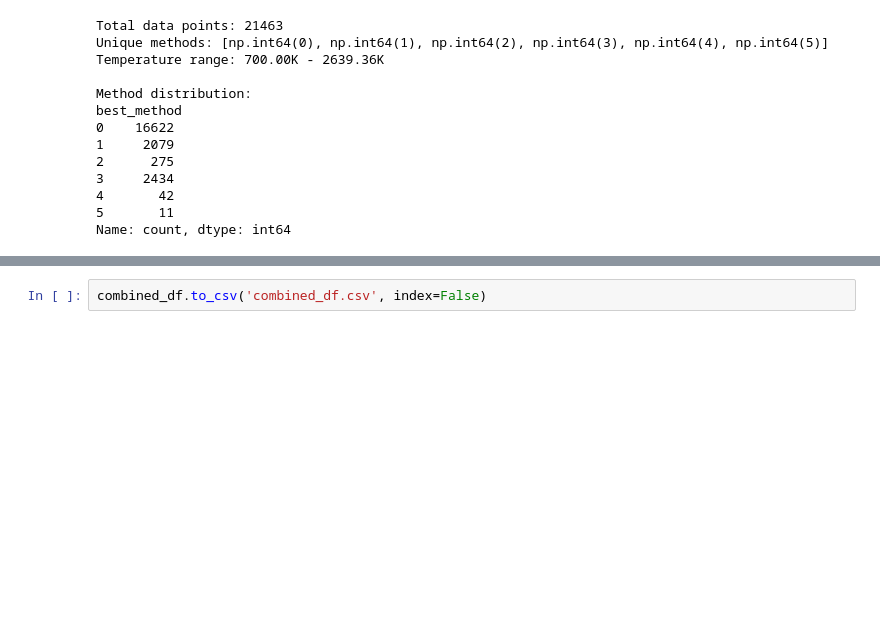
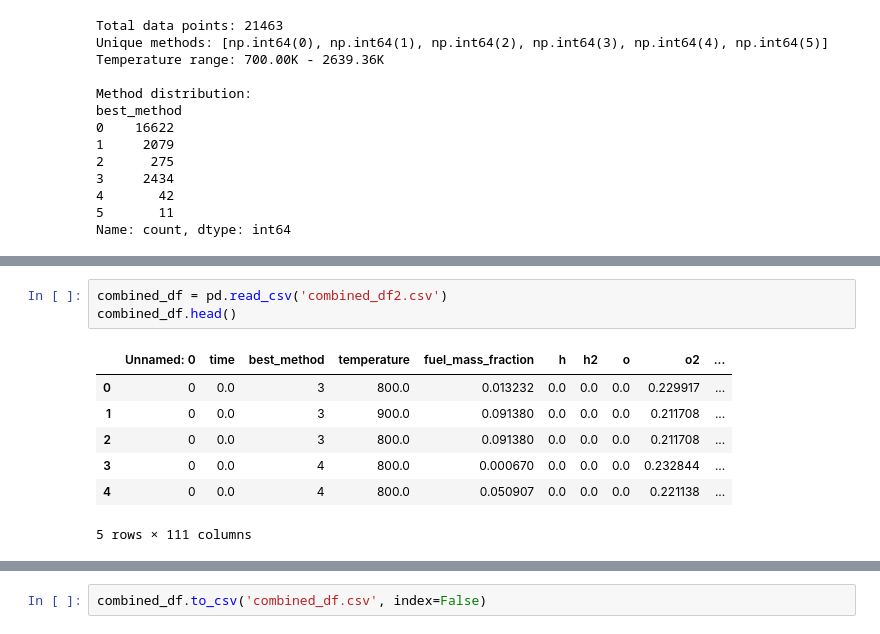
Before and after one commit to DMO-LAB/pysundial, a Jupyter notebook: experiments/data_collection.ipynb, the cells around one changed output, grey strips where cells are left out. Cells and saved outputs as stored; diff of their text form; blank space fills up the shorter version.

```diff
--- a/experiments/data_collection.ipynb
+++ b/experiments/data_collection.ipynb
@@ -256,0 +257,11 @@ combined_df = pd.concat([filtered_combined_df2, filtered_combined_df], ignore_in
+# %%
+combined_df = pd.read_csv('combined_df2.csv')
+combined_df.head()
+# %% [output]
+|  | Unnamed: 0 | time | best_method | temperature | fuel_mass_fraction | h | h2 | o | o2 | ... |
+| 0 | 0 | 0.0 | 3 | 800.0 | 0.013232 | 0.0 | 0.0 | 0.0 | 0.229917 | ... |
+| 1 | 0 | 0.0 | 3 | 900.0 | 0.091380 | 0.0 | 0.0 | 0.0 | 0.211708 | ... |
+| 2 | 0 | 0.0 | 3 | 800.0 | 0.091380 | 0.0 | 0.0 | 0.0 | 0.211708 | ... |
+| 3 | 0 | 0.0 | 4 | 800.0 | 0.000670 | 0.0 | 0.0 | 0.0 | 0.232844 | ... |
+| 4 | 0 | 0.0 | 4 | 800.0 | 0.050907 | 0.0 | 0.0 | 0.0 | 0.221138 | ... |
+5 rows × 111 columns
```
Also changed, not shown: parts of 14 cells of this notebook, 1 other file.
